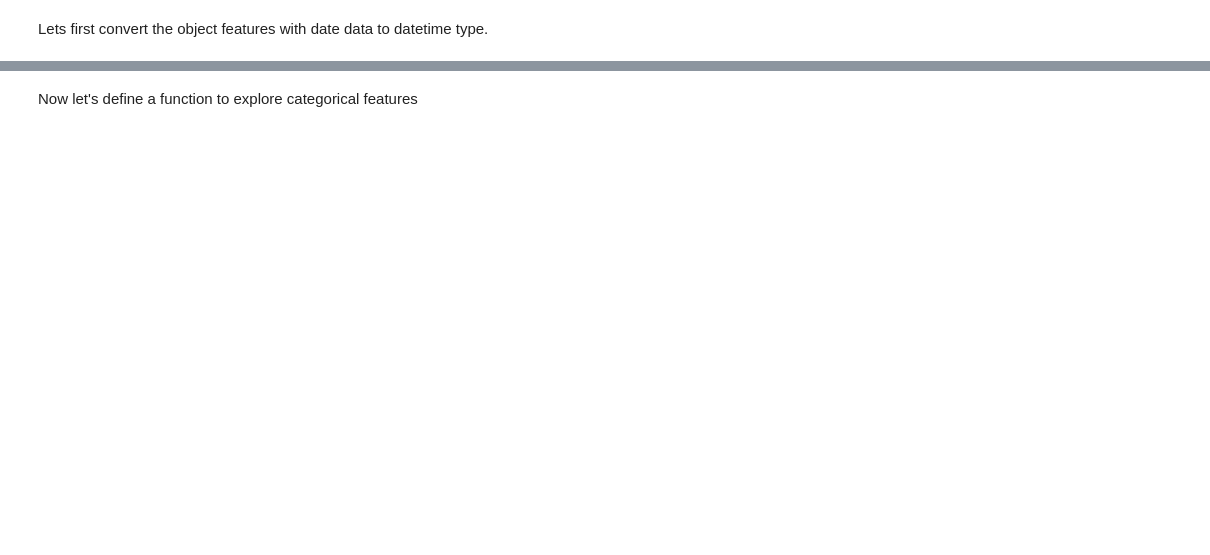
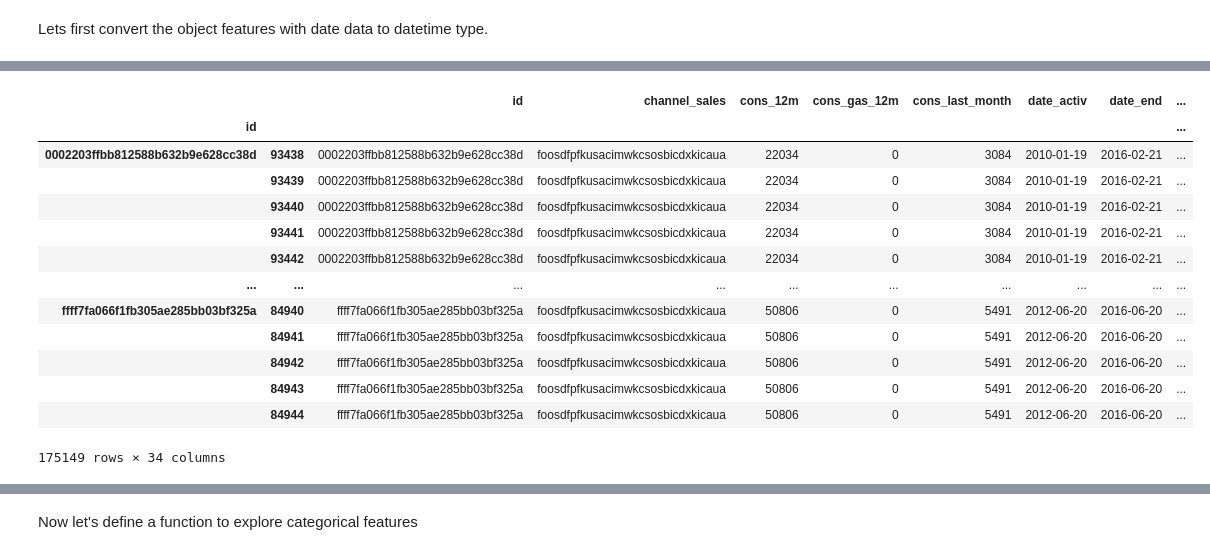
Before and after one commit to hantablack9/BCG-Forage-PowerCo-customer-churn, a Jupyter notebook: 2. EDA || BCG PowerCo churn problem.ipynb, the cells around one changed output, grey strips where cells are left out. Cells and saved outputs as stored; diff of their text form; code cells hidden in the pictures; blank space fills up the shorter version.

```diff
--- a/2. EDA || BCG PowerCo churn problem.ipynb
+++ b/2. EDA || BCG PowerCo churn problem.ipynb
@@ -259,0 +430,17 @@ dtype: object
+# %%
+merged_df.groupby(by='id', group_keys=True).apply(lambda x: x.sort_values('price_date'))
+# %% [output]
+|  |  | id | channel_sales | cons_12m | cons_gas_12m | cons_last_month | date_activ | date_end | ... |
+| id |  |  |  |  |  |  |  |  | ... |
+| 0002203ffbb812588b632b9e628cc38d | 93438 | 0002203ffbb812588b632b9e628cc38d | foosdfpfkusacimwkcsosbicdxkicaua | 22034 | 0 | 3084 | 2010-01-19 | 2016-02-21 | ... |
+|  | 93439 | 0002203ffbb812588b632b9e628cc38d | foosdfpfkusacimwkcsosbicdxkicaua | 22034 | 0 | 3084 | 2010-01-19 | 2016-02-21 | ... |
+|  | 93440 | 0002203ffbb812588b632b9e628cc38d | foosdfpfkusacimwkcsosbicdxkicaua | 22034 | 0 | 3084 | 2010-01-19 | 2016-02-21 | ... |
+|  | 93441 | 0002203ffbb812588b632b9e628cc38d | foosdfpfkusacimwkcsosbicdxkicaua | 22034 | 0 | 3084 | 2010-01-19 | 2016-02-21 | ... |
+|  | 93442 | 0002203ffbb812588b632b9e628cc38d | foosdfpfkusacimwkcsosbicdxkicaua | 22034 | 0 | 3084 | 2010-01-19 | 2016-02-21 | ... |
+| ... | ... | ... | ... | ... | ... | ... | ... | ... | ... |
+| ffff7fa066f1fb305ae285bb03bf325a | 84940 | ffff7fa066f1fb305ae285bb03bf325a | foosdfpfkusacimwkcsosbicdxkicaua | 50806 | 0 | 5491 | 2012-06-20 | 2016-06-20 | ... |
+|  | 84941 | ffff7fa066f1fb305ae285bb03bf325a | foosdfpfkusacimwkcsosbicdxkicaua | 50806 | 0 | 5491 | 2012-06-20 | 2016-06-20 | ... |
+|  | 84942 | ffff7fa066f1fb305ae285bb03bf325a | foosdfpfkusacimwkcsosbicdxkicaua | 50806 | 0 | 5491 | 2012-06-20 | 2016-06-20 | ... |
+|  | 84943 | ffff7fa066f1fb305ae285bb03bf325a | foosdfpfkusacimwkcsosbicdxkicaua | 50806 | 0 | 5491 | 2012-06-20 | 2016-06-20 | ... |
+|  | 84944 | ffff7fa066f1fb305ae285bb03bf325a | foosdfpfkusacimwkcsosbicdxkicaua | 50806 | 0 | 5491 | 2012-06-20 | 2016-06-20 | ... |
+175149 rows × 34 columns
```
Also changed, not shown: parts of 69 cells of this notebook.
